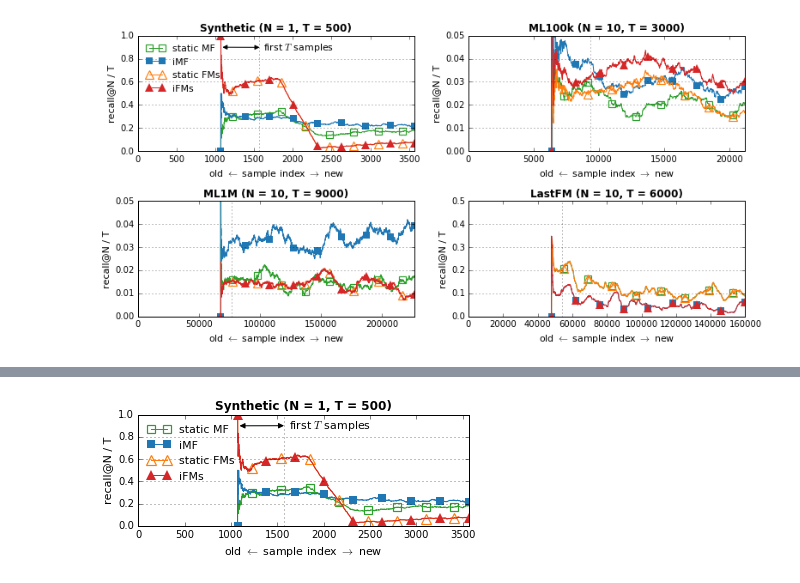
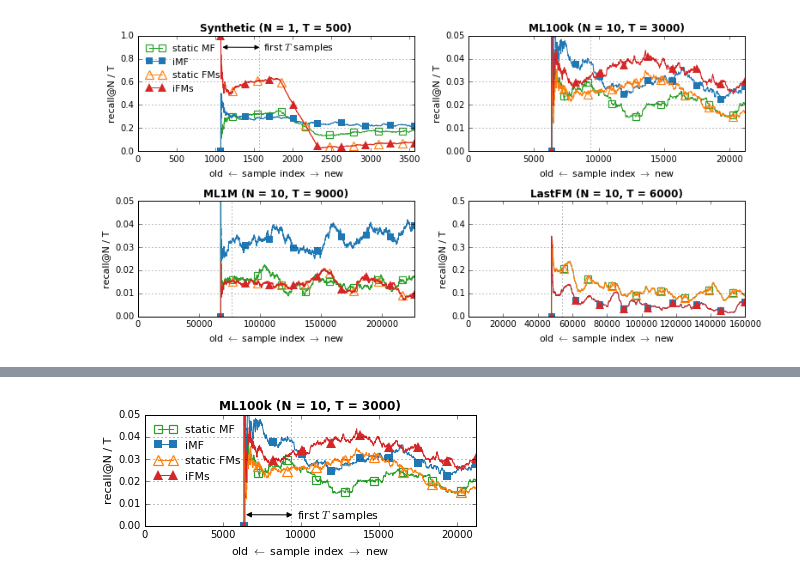
Before and after one commit to takuti/stream-recommender, a Jupyter notebook: paper-iFMs.ipynb, the cells around one changed output, grey strips where cells are left out. Drawn from its saved outputs; the diff is of its cells as text; code cells hidden in the pictures.

```diff
--- a/paper-iFMs.ipynb
+++ b/paper-iFMs.ipynb
@@ -66,6 +66,13 @@ for i in range(len(colors)):
 def read_result(dirname, dataset, method, T, n_trial):
     t_reco = t_update = 0.
     recalls = []
+
+    if type(n_trial) == str:  # read a specific trial
+        path = dirname + '/' + '_'.join([dataset, method, T, n_trial]) + '.txt'
+        with open(path) as f:
+            lines = list(map(lambda l: float(l.rstrip()), f.readlines()))
+            recalls = lines[2:]
+        return recalls
 
     for trial in range(1, n_trial + 1):
         path = dirname + '/' + '_'.join([dataset, method, T, str(trial)]) + '.txt'
@@ -421,20 +453,19 @@ fig.savefig('../../paper/images/recprofile/result.eps')
 # %%
 fig = plt.figure()
 
-plot('Synthetic', exp_click, click_staticMF, click_iMF, click_staticFMs, click_iFMs, N=1, T=500)
-plt.yticks([0.0, .2, .4, .6, .8, 1.])
-plt.ylim([0.0, 1.])
+plot('ML100k', exp_ML100k, ML100k_staticMF, ML100k_iMF, ML100k_staticFMs, ML100k_iFMs, N=10, T=3000)
+plt.yticks([0.00, 0.01, 0.02, 0.03, 0.04, 0.05])
+plt.ylim([0.0, 0.05])
 plt.legend(frameon=False, loc='upper left', fontsize=11)
 
-head = exp_click.data.n_batch_train + exp_click.data.n_batch_test
+head = exp_ML100k.data.n_batch_train + exp_ML100k.data.n_batch_test
 plt.annotate(r'first $T$ samples',
-             xy=(head, 0.9), xytext=(head + 550, 0.875),
+             xy=(head, 0.005), xytext=(head + 3400, 0.0035),
              size=11, color='k', arrowprops=dict(color='k', lw=1., arrowstyle='<|-|>'))
-
 
 fig.set_size_inches((5.5, 2.5))
 plt.tight_layout()
 
-fig.savefig('../../paper/images/recprofile/result_synthetic.eps')
+fig.savefig('../../paper/images/recprofile/result_ml100k.eps')
 # %% [output]
-[figure, old version]
+[figure, new version]
```
Also changed, not shown: parts of 8 cells of this notebook.
